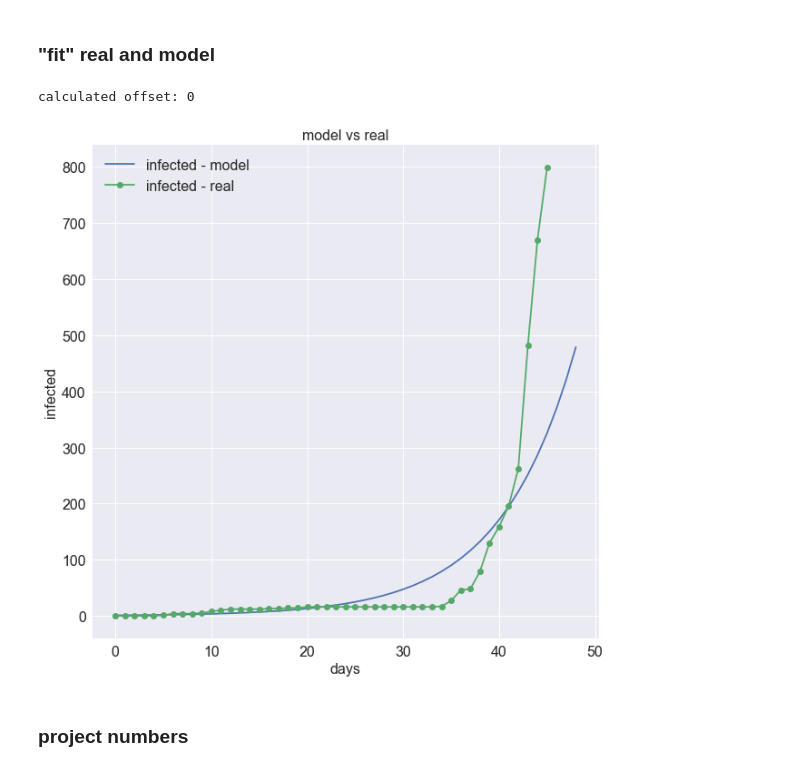
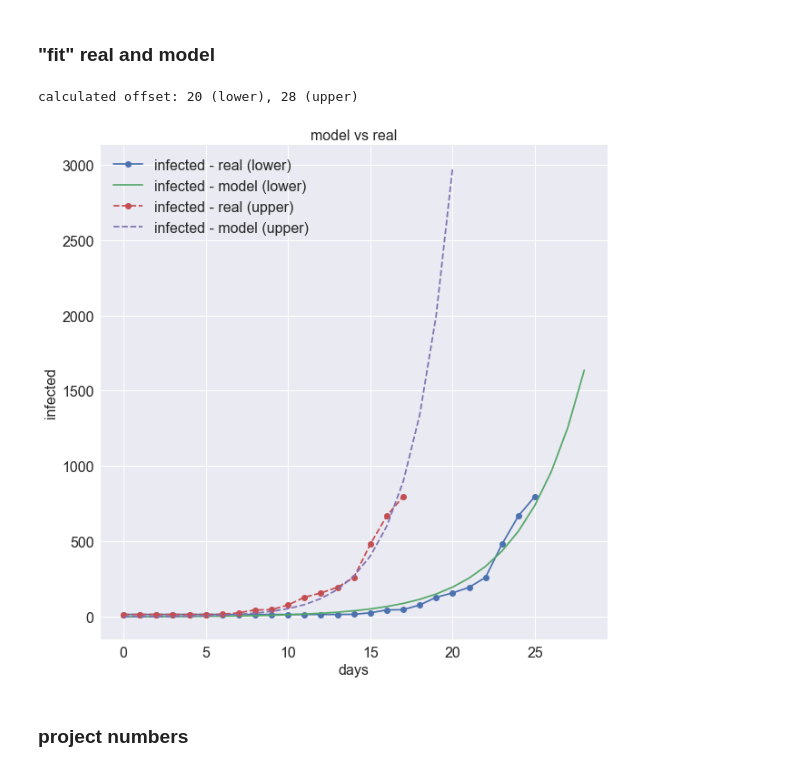
Before and after one commit to BenjaminBossan/corona, a Jupyter notebook: model_corona_virus.ipynb, the cells around one changed output. Cells and saved outputs as stored; diff of their text form; code cells hidden in the pictures.

```diff
--- a/model_corona_virus.ipynb
+++ b/model_corona_virus.ipynb
@@ -38,10 +38,11 @@ According to this paper, R0, the basic reproduction number, is between 4.7 and 6
 # %% [markdown]
 Assuming that 0.5% of infected people die
 # %%
-R0 = 6.6                  # use conservative estimate
-R0 = 2.8
+R0_u = 6.6                # upper limit R0
+R0_l = 4.7                # lower limit R0
 gamma = 1. / 14           # mean recovery rate
-beta = R0 * gamma         # contact or infection rate
+beta_u = R0_u * gamma     # contact or infection rate
+beta_l = R0_l * gamma     # contact or infection rate
 death = 0.005 * gamma     # mortality rate
 N = 80000000              # total population
 
@@ -113,6 +109,12 @@ def deriv_without_mortality(y, t, N, beta, gamma):
 # %%
 # with mortality
 def deriv_with_mortality(y, t, N, beta, gamma, death):
+    """
+    * S: susceptible
+    * I: infected
+    * R: recovered
+    * D: deaths
+    """
     S, I, R, D = y
     dSdt = -beta * S * I / N
     dIdt = beta * S * I / N - (gamma + death) * I
@@ -124,12 +126,20 @@ deriv = deriv_with_mortality if include_mortality else deriv_without_mortality
 # %%
 if include_mortality:
     y0 = sus0, inf0, rec0, dead0
-    ret = odeint(deriv, y0, t, args=(N, beta, gamma, death))
+    # lower limit
+    ret = odeint(deriv, y0, t, args=(N, beta_l, gamma, death))
     S, I, R, D = ret.T
+    # upper limit
+    ret = odeint(deriv, y0, t, args=(N, beta_u, gamma, death))
+    S_u, I_u, R_u, D_u = ret.T
 else:
     y0 = sus0, inf0, rec0
-    ret = odeint(deriv, y0, t, args=(N, beta, gamma))
+    # lower limit
+    ret = odeint(deriv, y0, t, args=(N, beta_l, gamma))
     S, I, R = ret.T
+    # upper limit
+    ret = odeint(deriv, y0, t, args=(N, beta_u, gamma))
+    S_u, I_u, R_u = ret.T
 # %%
 # Plot the data on three separate curves for S(t), I(t) and R(t)
 fig, ax = plt.subplots(figsize=(10, 10))
@@ -191,6 +198,7 @@ def calculate_offset(real, model, metric=mse):
     return min(offsets, key=lambda tup: tup[1])[0]
 # %%
 offset = calculate_offset(df['cases'].astype(float), I)
-print(f"calculated offset: {offset}")
+offset_u = calculate_offset(df['cases'].astype(float), I_u)
+print(f"calculated offset: {offset} (lower), {offset_u} (upper)")
 # %% [output]
-calculated offset: 0
+calculated offset: 20 (lower), 28 (upper)
@@ -200,18 +205,26 @@ infected = I[:len(cases) + 3]  # project +3d
 # %%
 fig, ax = plt.subplots(figsize=(10, 10))
-ax.plot(infected, label='infected - model')
-ax.plot(cases, marker='o', label='infected - real')
+
+cases = df['cases'][offset:].values
+ax.plot(cases, marker='o', label='infected - real (lower)')
+ax.plot(I[:len(cases) + 3], label='infected - model (lower)')
 if include_mortality:
-    ax.plot(D[:len(cases) + 3], label='dead - model')
+    ax.plot(D[:len(cases) + 3], label='dead - model (lower)')
+
+cases_u = df['cases'][offset_u:].values
+ax.plot(cases_u, marker='o', label='infected - real (upper)', ls='--')
+ax.plot(I_u[:len(cases_u) + 3], label='infected - model (upper)', ls='--')
+if include_mortality:
+    ax.plot(D_u[:len(cases_u) + 3], label='dead - model (upper)', ls='--')
 
 ax.legend(fontsize=FS)
 ax.set_xlabel('days', fontsize=FS)
 ax.set_ylabel('infected', fontsize=FS)
 ax.set_title('model vs real', fontsize=FS)
 for tick in chain(ax.xaxis.get_major_ticks(), ax.yaxis.get_major_ticks()):
     tick.label.set_fontsize(FS)
 # %% [output]
-[figure, old version]
+[figure, new version]
 # %% [markdown]
 ### project numbers
 # %%
```
Also changed, not shown: parts of 10 cells of this notebook, 1 other file.
